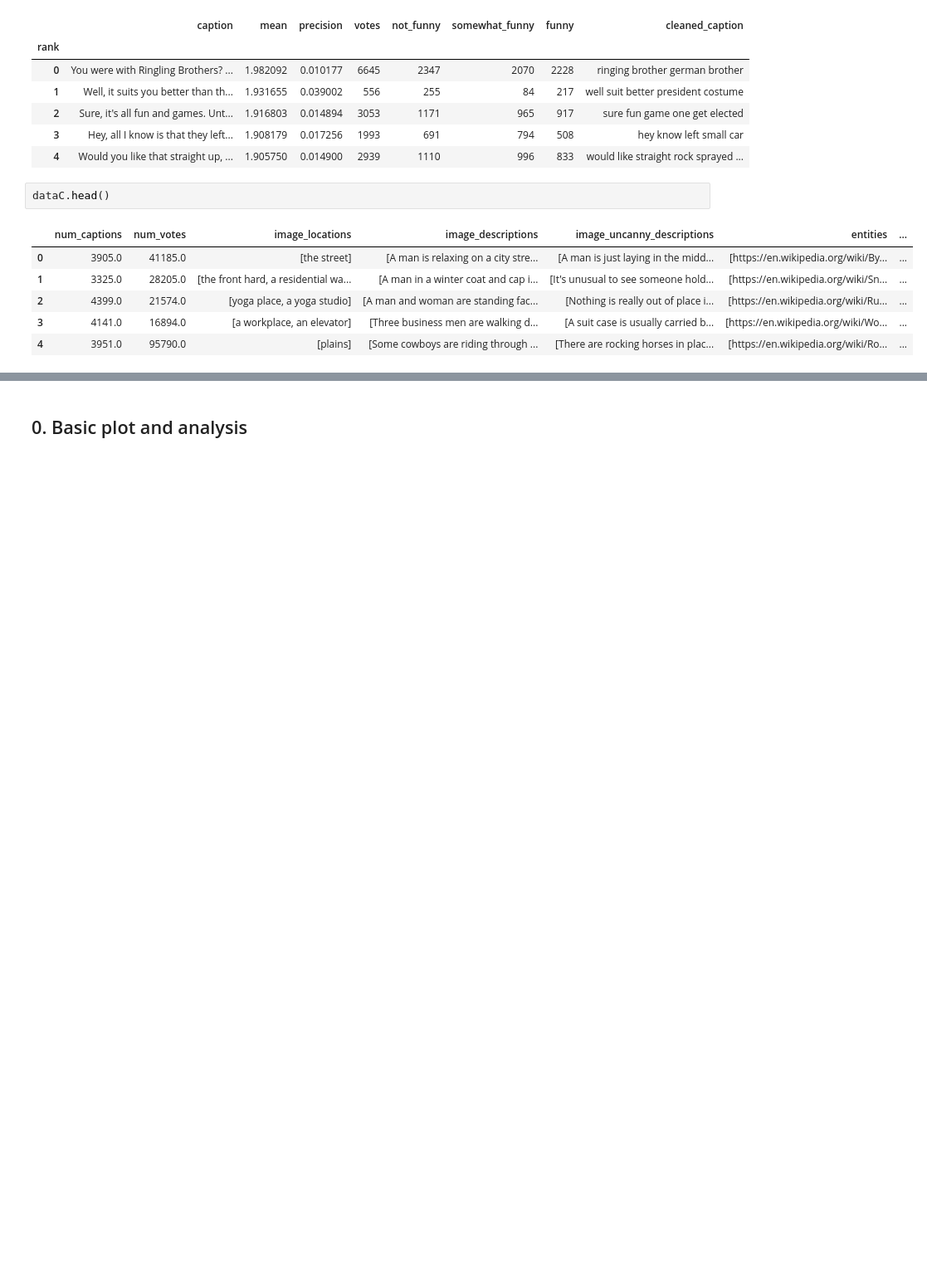
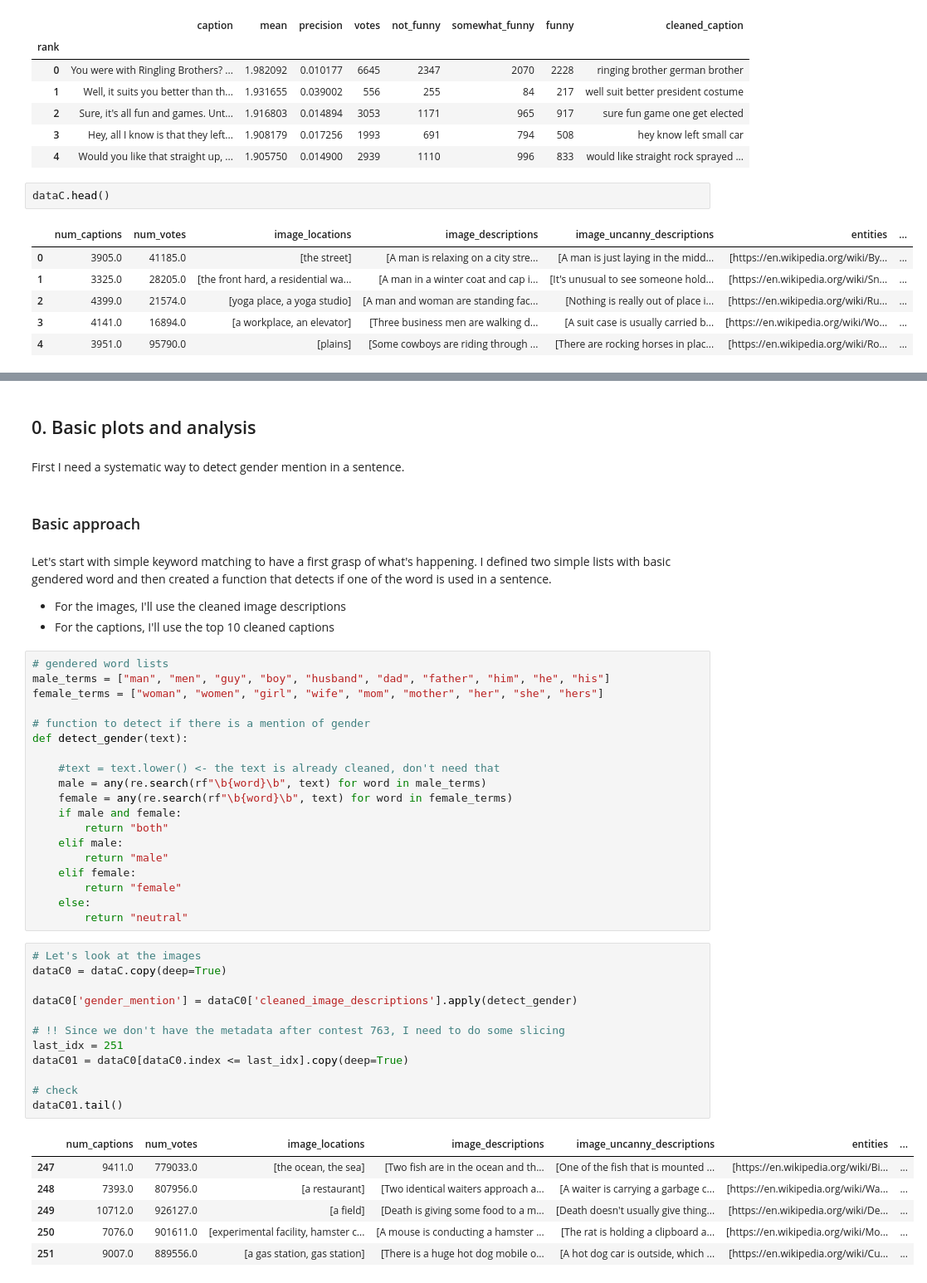
Before and after one commit to epfl-ada/ada-2025-project-adacore42, a Jupyter notebook: _Other/amelie_analysis/gender_roles.ipynb, the cells around one changed output, grey strips where cells are left out. Shown at 83% size. Drawn from its saved outputs; the diff is of its cells as text; blank space fills up the shorter version.

```diff
--- a/_Other/amelie_analysis/gender_roles.ipynb
+++ b/_Other/amelie_analysis/gender_roles.ipynb
@@ -164,2 +176,49 @@ dataC.head()
 # %% [markdown]
-## 0. Basic plot and analysis
+## 0. Basic plots and analysis
+# %% [markdown]
+First I need a systematic way to detect gender mention in a sentence.
+# %% [markdown]
+### Basic approach
+# %% [markdown]
+Let's start with simple keyword matching to have a first grasp of what's happening. I defined two simple lists with basic gendered word and then created a function that detects if one of the word is used in a sentence.
+
+- For the images, I'll use the cleaned image descriptions
+- For the captions, I'll use the top 10 cleaned captions
+# %%
+# gendered word lists
+male_terms = ["man", "men", "guy", "boy", "husband", "dad", "father", "him", "he", "his"]
+female_terms = ["woman", "women", "girl", "wife", "mom", "mother", "her", "she", "hers"]
+
+# function to detect if there is a mention of gender
+def detect_gender(text):
+
+    #text = text.lower() <- the text is already cleaned, don't need that
+    male = any(re.search(rf"\b{word}\b", text) for word in male_terms)
+    female = any(re.search(rf"\b{word}\b", text) for word in female_terms)
+    if male and female:
+        return "both"
+    elif male:
+        return "male"
+    elif female:
+        return "female"
+    else:
+        return "neutral"
+# %%
+# Let's look at the images
+dataC0 = dataC.copy(deep=True)
+
+dataC0['gender_mention'] = dataC0['cleaned_image_descriptions'].apply(detect_gender)
+
+# !! Since we don't have the metadata after contest 763, I need to do some slicing
+last_idx = 251
+dataC01 = dataC0[dataC0.index <= last_idx].copy(deep=True)
+
+# check
+dataC01.tail()
+# %% [output]
+|  | num_captions | num_votes | image_locations | image_descriptions | image_uncanny_descriptions | entities | ... |
+| 247 | 9411.0 | 779033.0 | [the ocean, the sea] | [Two fish are in the ocean and th... | [One of the fish that is mounted ... | [https://en.wikipedia.org/wiki/Bi... | ... |
+| 248 | 7393.0 | 807956.0 | [a restaurant] | [Two identical waiters approach a... | [A waiter is carrying a garbage c... | [https://en.wikipedia.org/wiki/Wa... | ... |
+| 249 | 10712.0 | 926127.0 | [a field] | [Death is giving some food to a m... | [Death doesn't usually give thing... | [https://en.wikipedia.org/wiki/De... | ... |
+| 250 | 7076.0 | 901611.0 | [experimental facility, hamster c... | [A mouse is conducting a hamster ... | [The rat is holding a clipboard a... | [https://en.wikipedia.org/wiki/Mo... | ... |
+| 251 | 9007.0 | 889556.0 | [a gas station, gas station] | [There is a huge hot dog mobile o... | [A hot dog car is outside, which ... | [https://en.wikipedia.org/wiki/Cu... | ... |
```
Also changed, not shown: parts of 23 cells of this notebook.
